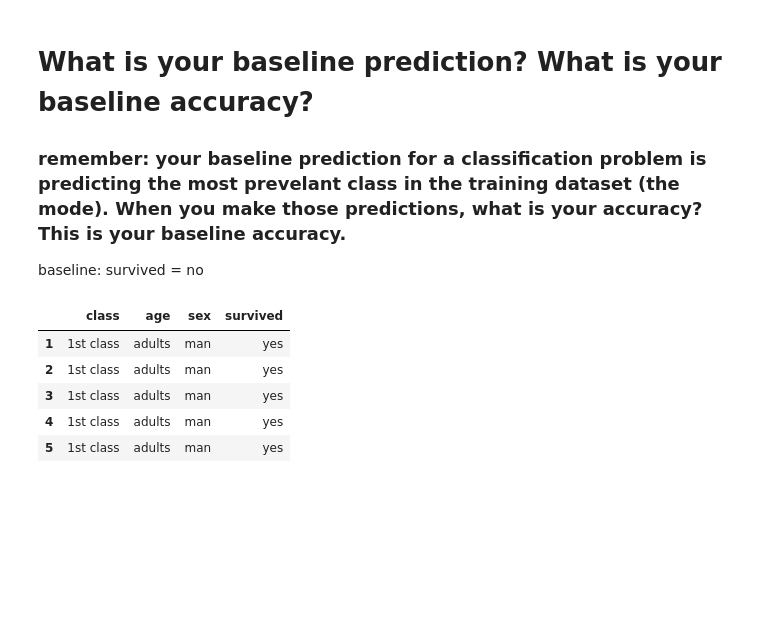
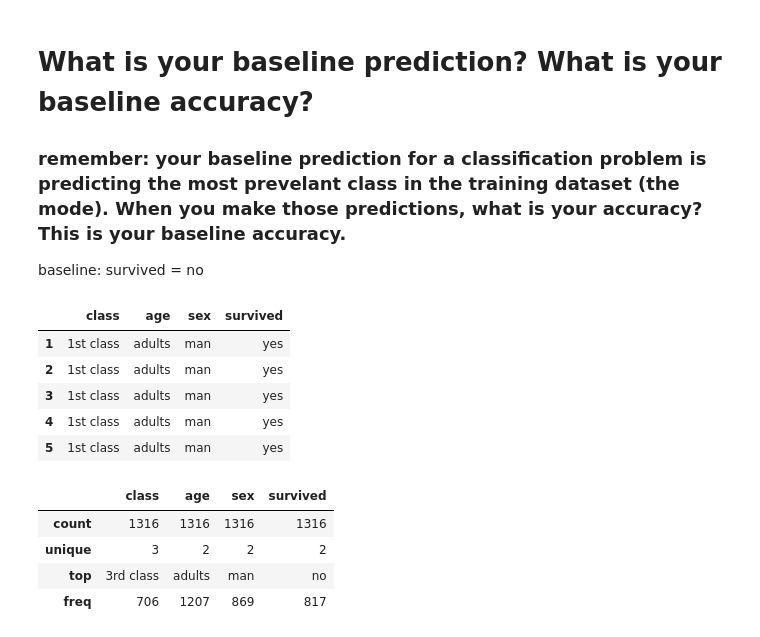
Before and after one commit to jamesallen0351/classification-exercises, a Jupyter notebook: model.ipynb, the cells around one changed output. Saved outputs shown, nothing was run; the diff lists cells and outputs as text; code cells hidden in the pictures; blank space fills up the shorter version.

```diff
--- a/model.ipynb
+++ b/model.ipynb
@@ -77,7 +143,7 @@ dtype: int64
 baseline:  survived = no
 # %%
 # convert column names to lowercase, replace '.' in column names with '_'
-df.columns = [col.lower().replace('.', '_') for col in df]
+# df.columns = [col.lower().replace('.', '_') for col in df]
 # %%
 df.head()
 # %% [output]
@@ -87,3 +153,11 @@ df.head()
 | 3 | 1st class | adults | man | yes |
 | 4 | 1st class | adults | man | yes |
 | 5 | 1st class | adults | man | yes |
+# %%
+df.describe()
+# %% [output]
+|  | class | age | sex | survived |
+| count | 1316 | 1316 | 1316 | 1316 |
+| unique | 3 | 2 | 2 | 2 |
+| top | 3rd class | adults | man | no |
+| freq | 706 | 1207 | 869 | 817 |
```
Also changed, not shown: parts of 28 cells of this notebook.
